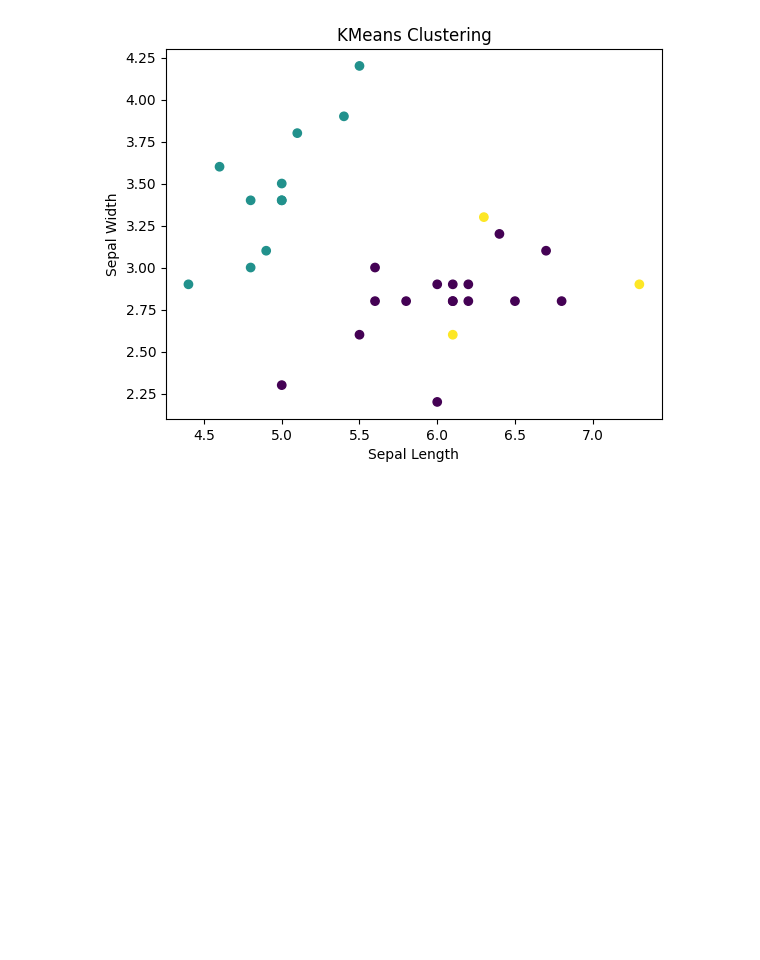
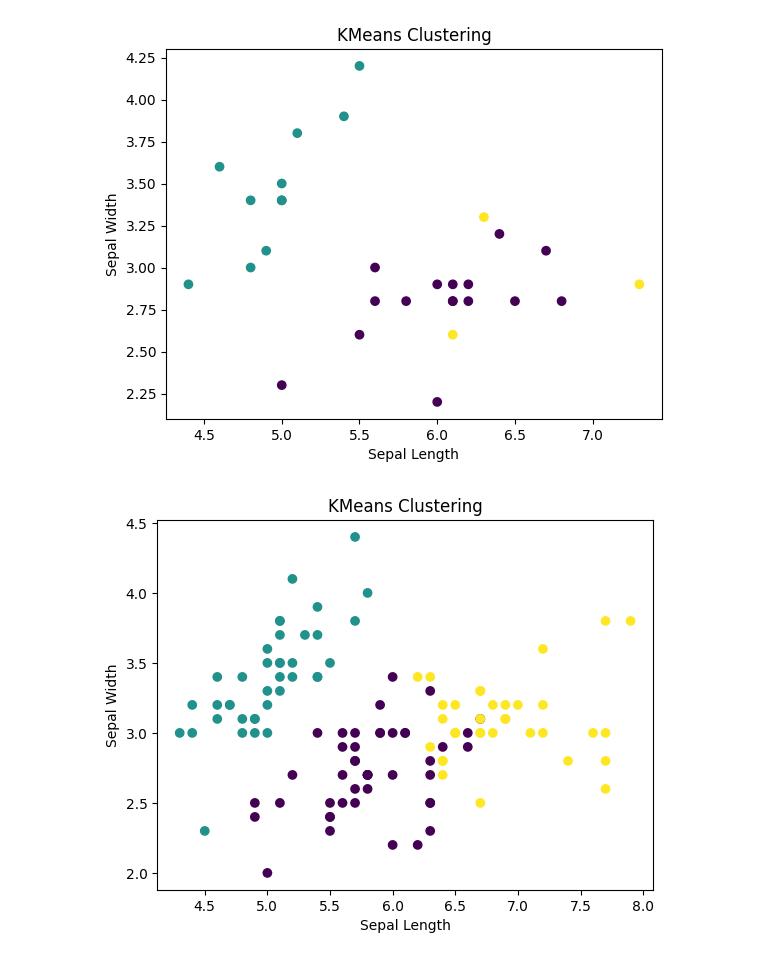
Before and after one commit to SebastianCB-dev/bootcamp-ai-intermediate-talentotech, a Jupyter notebook: No-Supervisado/K-Means/kmeans.ipynb, the cells around one changed output. Drawn from its saved outputs; the diff is of its cells as text; code cells hidden in the pictures; blank space fills up the shorter version.

Commit message:
Feat: add scatter train data

```diff
--- a/No-Supervisado/K-Means/kmeans.ipynb
+++ b/No-Supervisado/K-Means/kmeans.ipynb
@@ -119,3 +119,13 @@ plt.title('KMeans Clustering')
 plt.show()
 # %% [output]
 [figure]
+# %%
+# Con los datos de entrenamiento
+y_pred_train = kmeans.predict(X_train)
+plt.scatter(X_train['SepalLengthCm'], X_train['SepalWidthCm'], c=y_pred_train, cmap='viridis')
+plt.xlabel('Sepal Length')
+plt.ylabel('Sepal Width')
+plt.title('KMeans Clustering')
+plt.show()
+# %% [output]
+[figure, added]
```
